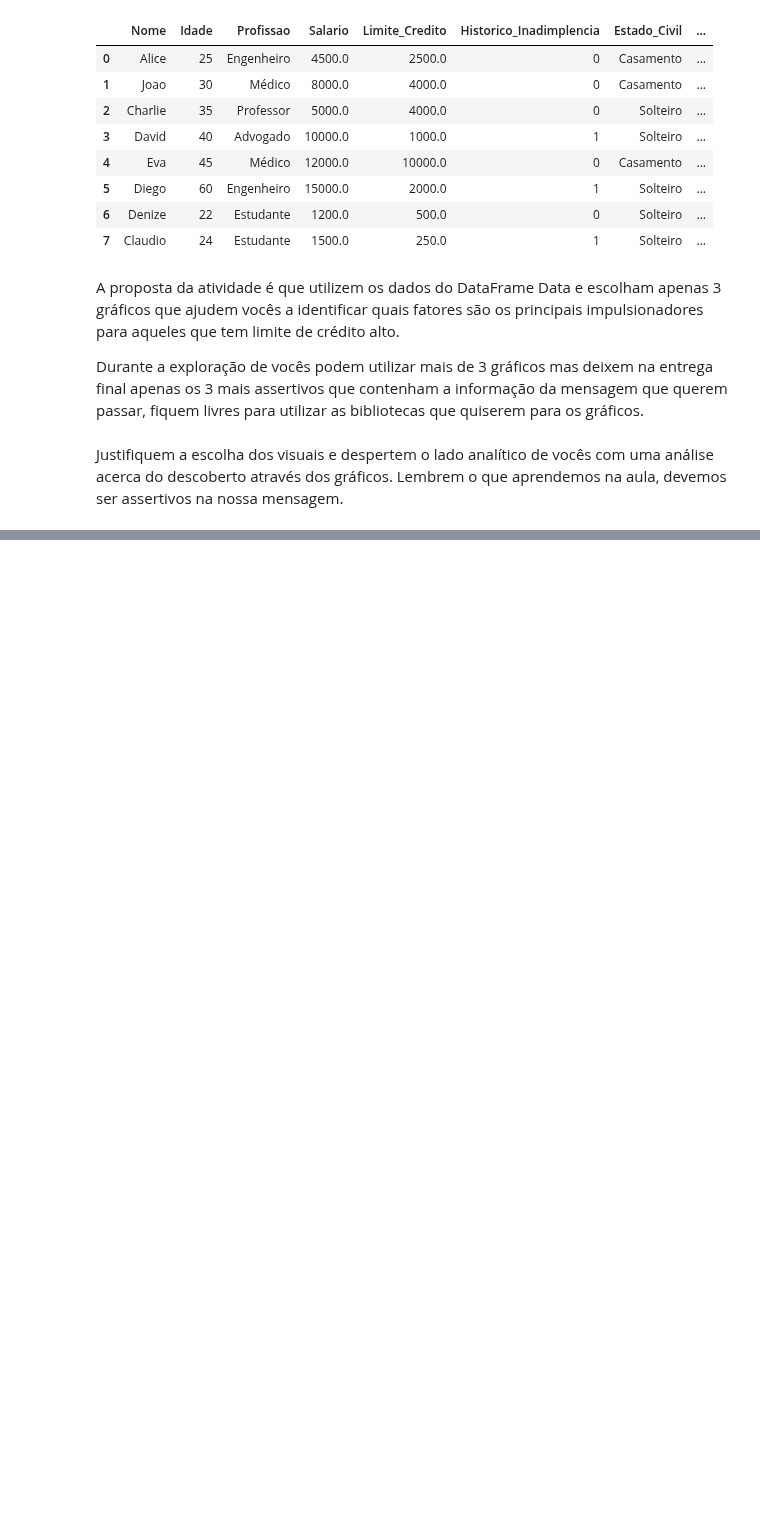
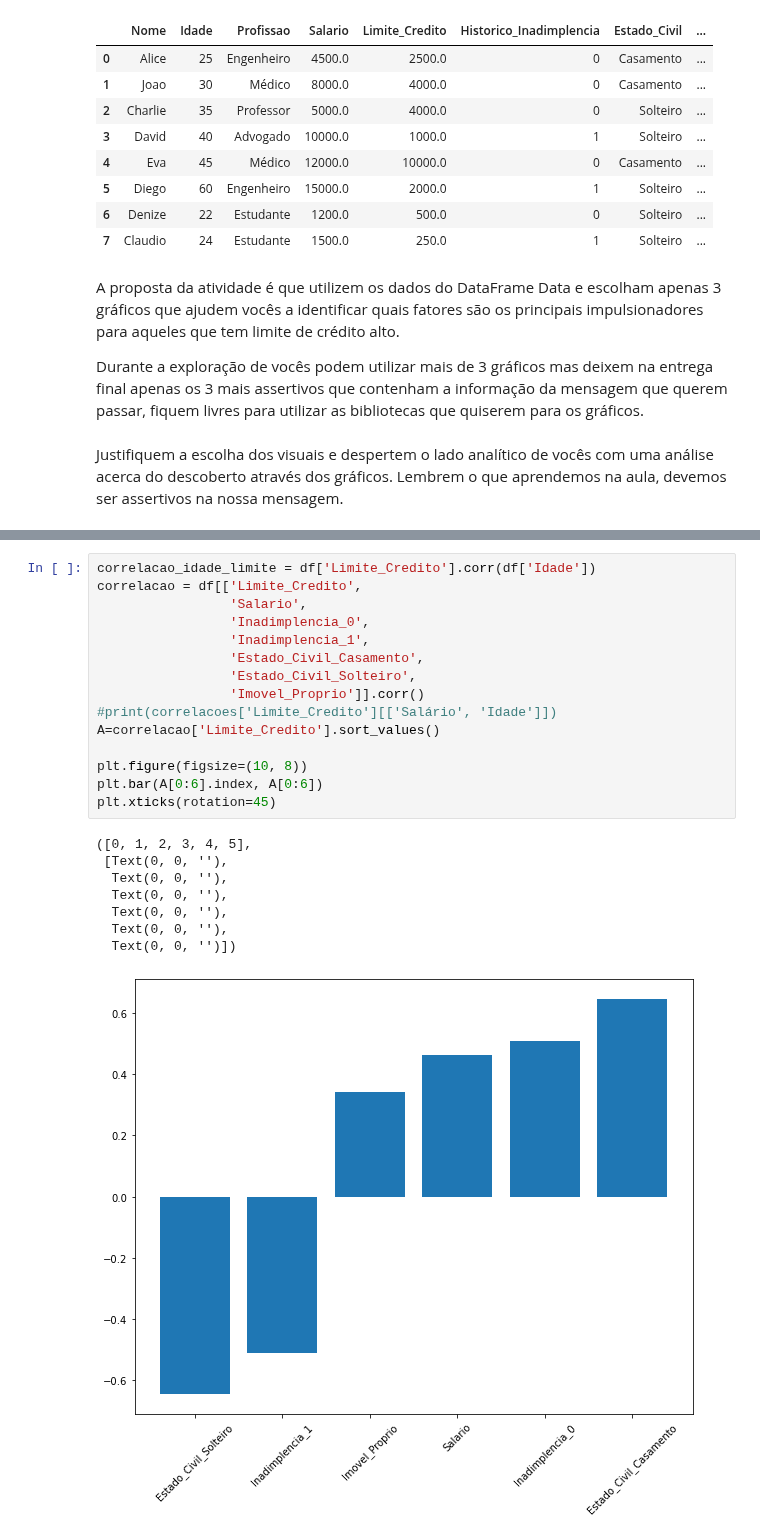
Before and after one commit to albertoakel/EBAC, a Jupyter notebook: notebook/Profissao Cientista de Dados M12 Pratique.ipynb, the cells around one changed output, grey strips where cells are left out. Drawn from its saved outputs; the diff is of its cells as text; blank space fills up the shorter version.

```diff
--- a/notebook/Profissao Cientista de Dados M12 Pratique.ipynb
+++ b/notebook/Profissao Cientista de Dados M12 Pratique.ipynb
@@ -96 +98,25 @@ Text(0.5, 1.0, 'Mapa de calor da correlação entre variáveis')
+# %%
+correlacao_idade_limite = df['Limite_Credito'].corr(df['Idade'])
+correlacao = df[['Limite_Credito',
+                 'Salario',
+                 'Inadimplencia_0',
+                 'Inadimplencia_1',
+                 'Estado_Civil_Casamento',
+                 'Estado_Civil_Solteiro',
+                 'Imovel_Proprio']].corr()
+#print(correlacoes['Limite_Credito'][['Salário', 'Idade']])
+A=correlacao['Limite_Credito'].sort_values()
+
+plt.figure(figsize=(10, 8))
+plt.bar(A[0:6].index, A[0:6])
+plt.xticks(rotation=45)
+# %% [output]
+([0, 1, 2, 3, 4, 5],
+ [Text(0, 0, ''),
+  Text(0, 0, ''),
+  Text(0, 0, ''),
+  Text(0, 0, ''),
+  Text(0, 0, ''),
+  Text(0, 0, '')])
+[figure, added]
 # %%
```
Also changed, not shown: parts of 4 cells of this notebook.
